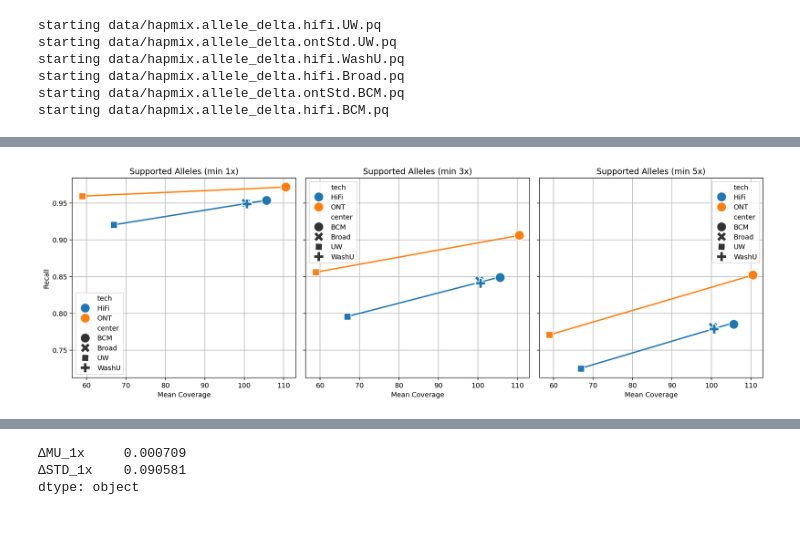
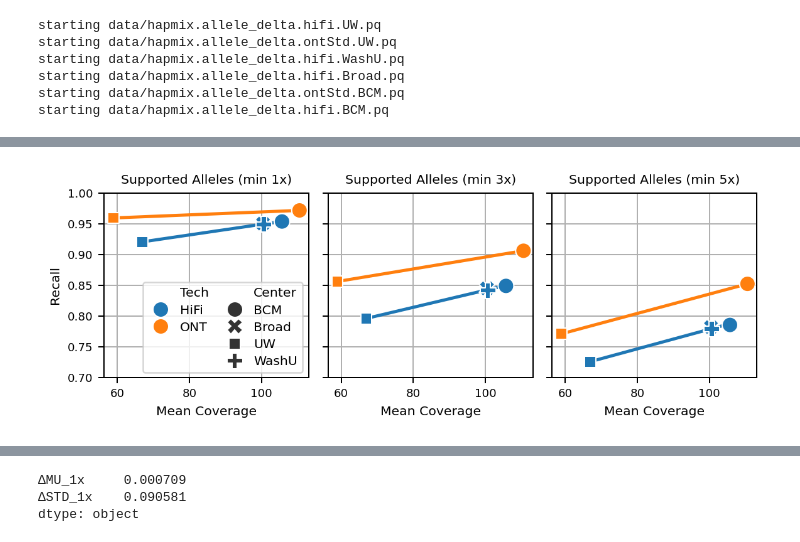
Before and after one commit to BCM-HGSC/SMaHT_MIMS, a Jupyter notebook: allele_delta/ObservedVAF.ipynb, the cells around one changed output, grey strips where cells are left out. Drawn from its saved outputs; the diff is of its cells as text; code cells hidden in the pictures.

```diff
--- a/allele_delta/ObservedVAF.ipynb
+++ b/allele_delta/ObservedVAF.ipynb
@@ -156,7 +137,7 @@ files = ["data/hapmix.allele_delta.hifi.BCM.pq",
          "data/hapmix.allele_delta.ontStd.UW.pq"]
 fig, ax = plt.subplots(nrows=2,
                        ncols=len(files),
-                       figsize=(5 * len(files), 10),
+                       figsize=(5 * len(files), 8),
                        squeeze=False,
                        sharex='row',
                        sharey='row',
@@ -188,7 +169,7 @@ for i, fn in enumerate(files):
     ax[1][i].grid(zorder=1)
     if True: # Turn this false if you want to plot fast but miss out on the summary
         row = [(data['read_count'] == 0).sum(),  # Unsupported
-               data[['chrom', 'start', 'end']].nunique(),
+               len(data[['chrom', 'start', 'end']].drop_duplicates()),
                len(data),
                unq['coverage'].mean(),
                unq['coverage'].std(),
@@ -226,7 +231,8 @@ full_summary = pd.concat(summary, axis=1).T
 x = [1, 3, 5]
 fig, ax = plt.subplots(nrows=1,
                        ncols=len(x),
-                       figsize=(5 * len(x), 5),
+                       #figsize=(5 * len(x), 5),
+                       figsize=(6.5, 2.4),
                        squeeze=False,
                        sharex='row',
                        sharey='row',
@@ -240,35 +246,96 @@ for idx, i in enumerate(x):
     # Scatterplot with hue + style
     sb.scatterplot(
         data=full_summary,
         x="Mean Coverage",
-        y=(full_summary[f"num_loci_{i}x"].astype(float) / len(data)),
+        y=(full_summary[f"num_loci_{i}x"].astype(float) / full_summary['Num Alleles']).values,
         hue='tech',
         style='center',
         ax=ax_sub,
-        s=200, zorder=3
+        legend = idx == 0,
+        s=100, zorder=3
     )
 
     # Add regplot manually per 'tech'
     for tech_name in ['HiFi', 'ONT']:
         df_tech = full_summary[full_summary['tech'] == tech_name]
         sb.regplot(
             #data=df_tech,
             x=df_tech["Mean Coverage"].astype(float),
-            y=(df_tech[f"num_loci_{i}x"].astype(float) / len(data)).values,
+            y=(df_tech[f"num_loci_{i}x"].astype(float) / df_tech['Num Alleles']).values,
             scatter=False,
             ax=ax_sub,
             label=f"{tech_name} trend",  # Optional: avoid duplicate legend
             ci=None,
             line_kws={"lw": 2, "zorder": 2},
         )
 
     ax_sub.grid(zorder=1)
     ax_sub.set(
         title=f"Supported Alleles (min {i}x)",
-        ylabel="Recall"
+        ylabel="Recall",
+        ylim=(0.70, 1.0),
     )
+
+
+from matplotlib.lines import Line2D
+
+# Extract all handles + labels
+handles, labels = ax[0][0].get_legend_handles_labels()
+
+# Classify entries
+tech_labels = ['HiFi', 'ONT']
+center_labels = sorted(set(full_summary['center']))
+
+tech_items = [(h, l) for h, l in zip(handles, labels) if l in tech_labels]
+center_items = [(h, l) for h, l in zip(handles, labels) if l in center_labels]
+
+# Pad shorter column
+max_len = max(len(tech_items), len(center_items))
+tech_items += [(Line2D([], [], linestyle='None'), '')] * (max_len - len(tech_items))
+center_items += [(Line2D([], [], linestyle='None'), '')] * (max_len - len(center_items))
+
+# Combine into interleaved list
+combined_handles = []
+combined_labels = []
+
+# Add headers
+combined_handles += [Line2D([], [], linestyle='None'), Line2D([], [], linestyle='None')]
+#combined_labels += ['tech', 'center']
+
+for (h1, l1), (h2, l2) in zip(tech_items, center_items):
+    combined_handles += [h1, h2]
+    combined_labels += [l1, l2]
+
+combined_labels = ['Tech', 'HiFi', 'ONT', '', '', 'Center', 'BCM', 'Broad', 'UW', 'WashU']
+
+combined_handles = [combined_handles[0],
+                    combined_handles[2],
+                    combined_handles[4],
+                    combined_handles[0],
+                    combined_handles[0],
+                    combined_handles[0],
+                    combined_handles[3],
+                    combined_handles[5],
+                    combined_handles[7],
+                    combined_handles[9]]
+
+# Now place the legend inside ax[0][0]
+legend = ax[0][0].legend(
+    handles=combined_handles,
+    labels=combined_labels,
+    ncol=2,
+    loc='upper right',
+    bbox_to_anchor=(1, 0.55),  # fine-tune as needed
+    bbox_transform=ax[0][0].transAxes,
+    frameon=True,
+    handletextpad=0.5,
+    columnspacing=1,
+    labelspacing=0.4,
+    fontsize=scaled_fontsize(8, 6.5),
+)
+
 
 plt.tight_layout()
 plt.show()
 # %% [output]
-[figure, old version]
+[figure, new version]
```
Also changed, not shown: parts of 13 cells of this notebook, 2 other files.
